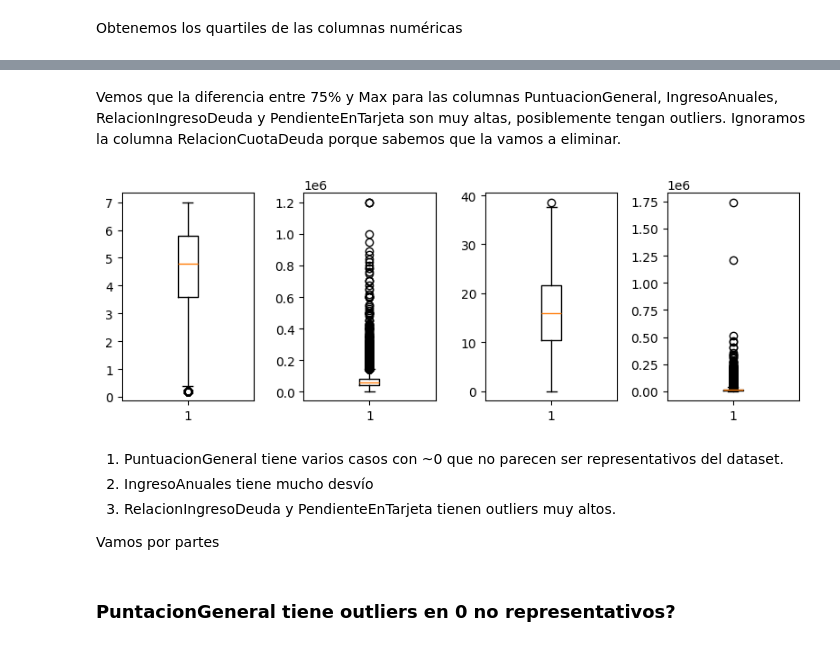
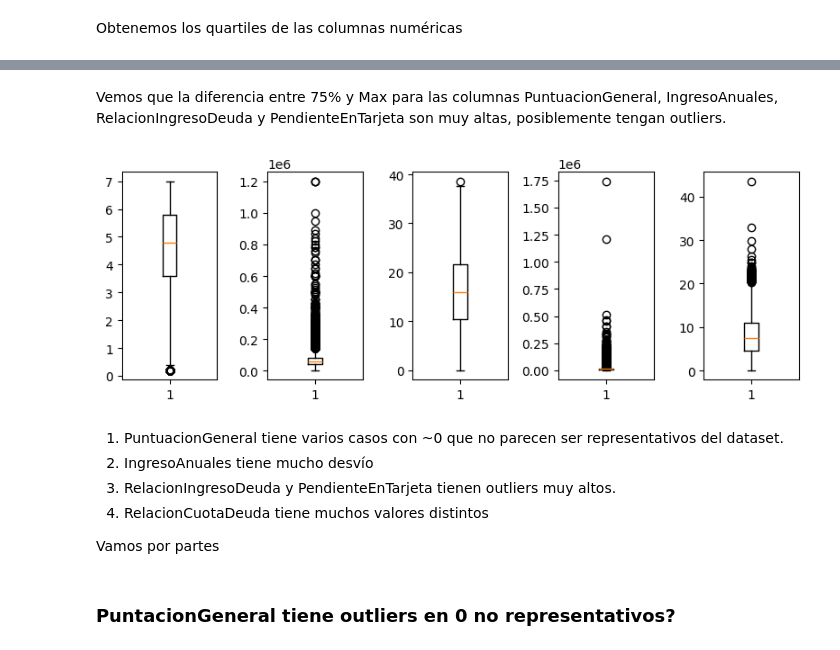
Before and after one commit to ManuelR-D/TPIntegradorCienciaDeDatosUnlam, a Jupyter notebook: TP_EntregablePrestamos.ipynb, the cells around one changed output, grey strips where cells are left out. Drawn from its saved outputs; the diff is of its cells as text; code cells hidden in the pictures.

```diff
--- a/TP_EntregablePrestamos.ipynb
+++ b/TP_EntregablePrestamos.ipynb
@@ -258,21 +274,21 @@ df.describe(include='all').T
 | AntiguedadLaboral | 34006.0 | NaN | NaN | NaN | 6.305946 | 3.754395 | 0.0 | 3.0 | 6.0 | 11.0 | 11.0 |
 # %% [markdown]
 Vemos que la diferencia entre 75% y Max para las columnas PuntuacionGeneral, IngresoAnuales, RelacionIngresoDeuda y PendienteEnTarjeta son muy altas, posiblemente tengan outliers.
-Ignoramos la columna RelacionCuotaDeuda porque sabemos que la vamos a eliminar.
 # %%
-bxColumns = ["PuntuacionGeneral", "IngresoAnuales", "RelacionIngresoDeuda", "PendienteEnTarjeta"]
+bxColumns = ["PuntuacionGeneral", "IngresoAnuales", "RelacionIngresoDeuda", "PendienteEnTarjeta", "RelacionCuotaDeuda"]
 fig, axs = plt.subplots(1, len(bxColumns), figsize=(8, 3))
 for c,i in zip(bxColumns, range(len(bxColumns))):
     axs[i].boxplot(df[c])
 
 plt.tight_layout()
 plt.show()
 # %% [output]
-[figure, old version]
+[figure, new version]
 # %% [markdown]
 1. PuntuacionGeneral tiene varios casos con ~0 que no parecen ser representativos del dataset.
 2. IngresoAnuales tiene mucho desvío
 3. RelacionIngresoDeuda y PendienteEnTarjeta tienen outliers muy altos.
+4. RelacionCuotaDeuda tiene muchos valores distintos
 
 Vamos por partes
 # %% [markdown]
```
Also changed, not shown: parts of 30 cells of this notebook.
